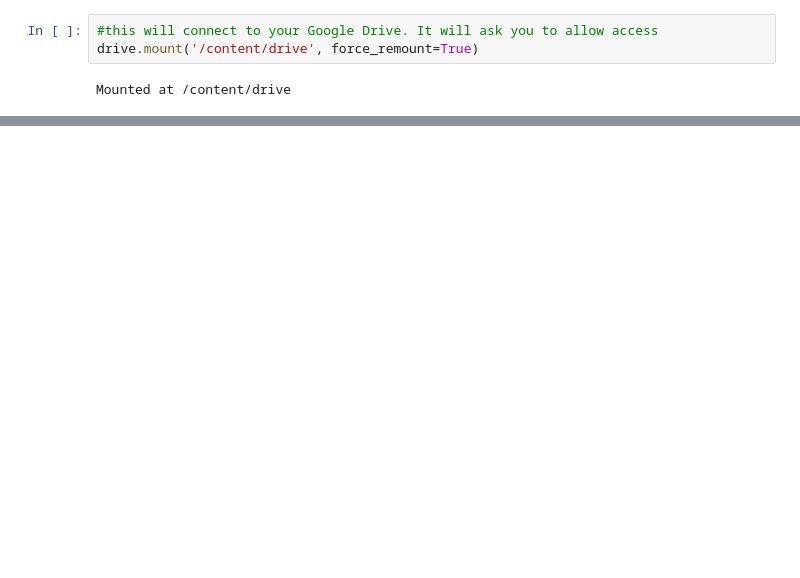
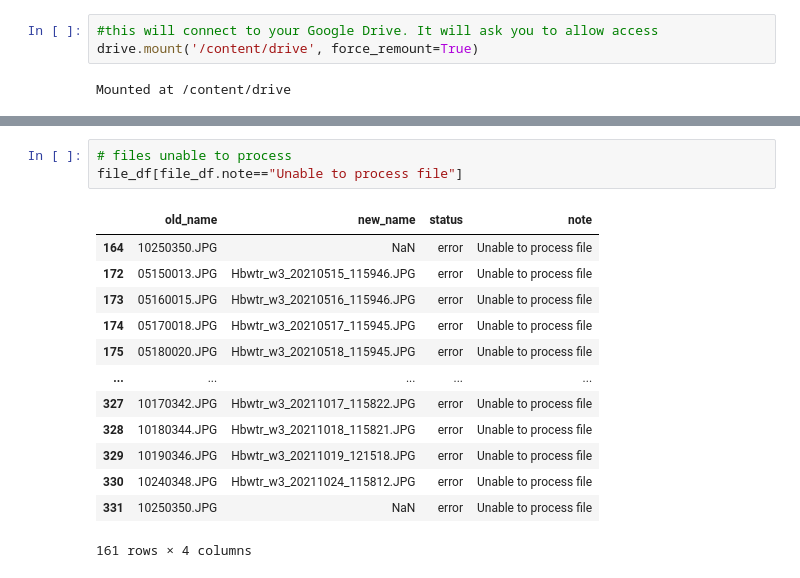
Before and after one commit to bini-a/hbwater_cameratrap_pheno, a Jupyter notebook: rename_script.ipynb, the cells around one changed output, grey strips where cells are left out. Drawn from its saved outputs; the diff is of its cells as text; blank space fills up the shorter version.

```diff
--- a/rename_script.ipynb
+++ b/rename_script.ipynb
@@ -181,0 +281,17 @@ file_list
+# %%
+# files unable to process
+file_df[file_df.note=="Unable to process file"]
+# %% [output]
+|  | old_name | new_name | status | note |
+| 164 | 10250350.JPG | NaN | error | Unable to process file |
+| 172 | 05150013.JPG | Hbwtr_w3_20210515_115946.JPG | error | Unable to process file |
+| 173 | 05160015.JPG | Hbwtr_w3_20210516_115946.JPG | error | Unable to process file |
+| 174 | 05170018.JPG | Hbwtr_w3_20210517_115945.JPG | error | Unable to process file |
+| 175 | 05180020.JPG | Hbwtr_w3_20210518_115945.JPG | error | Unable to process file |
+| ... | ... | ... | ... | ... |
+| 327 | 10170342.JPG | Hbwtr_w3_20211017_115822.JPG | error | Unable to process file |
+| 328 | 10180344.JPG | Hbwtr_w3_20211018_115821.JPG | error | Unable to process file |
+| 329 | 10190346.JPG | Hbwtr_w3_20211019_121518.JPG | error | Unable to process file |
+| 330 | 10240348.JPG | Hbwtr_w3_20211024_115812.JPG | error | Unable to process file |
+| 331 | 10250350.JPG | NaN | error | Unable to process file |
+161 rows × 4 columns
```
Also changed, not shown: parts of 9 cells of this notebook.
